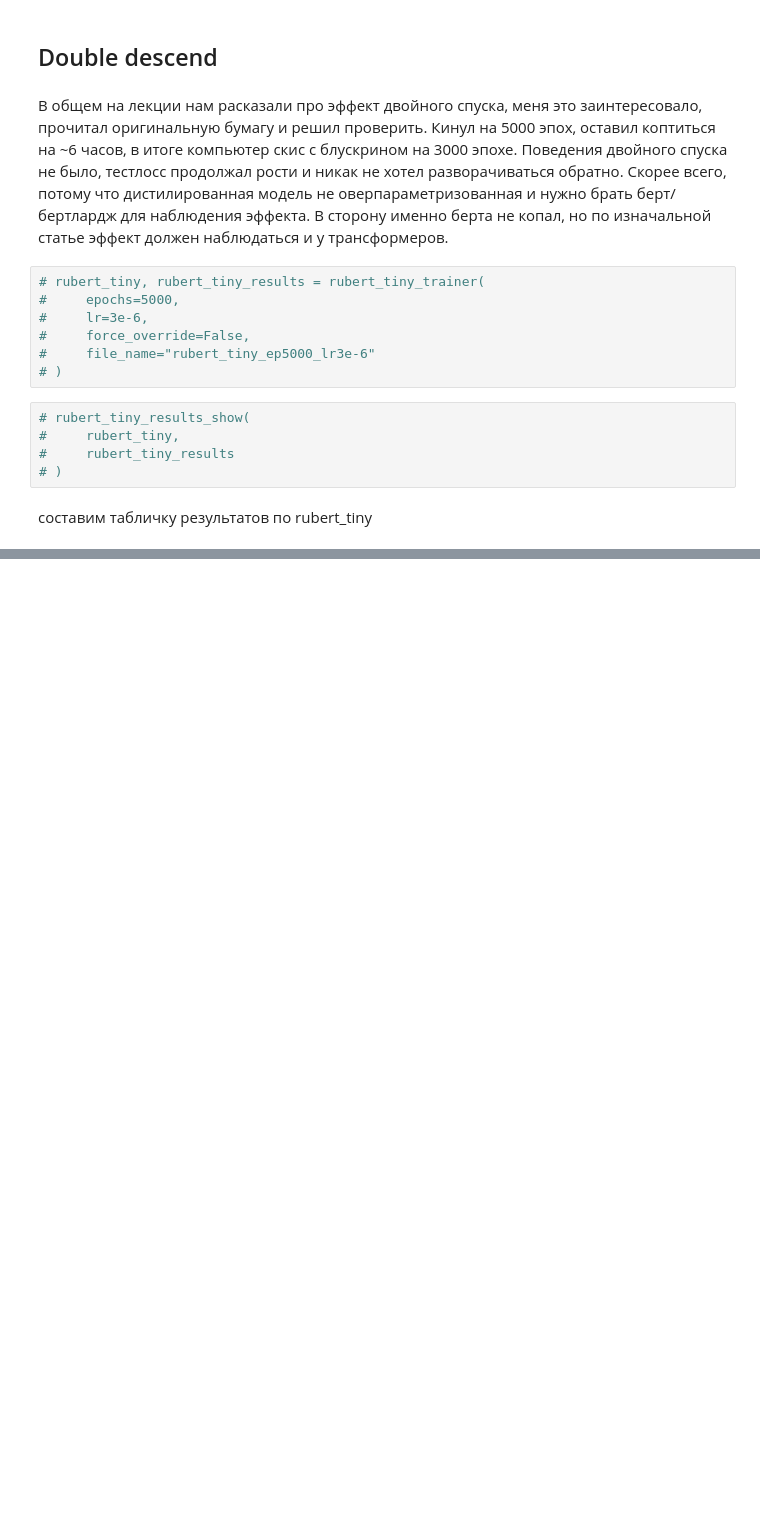
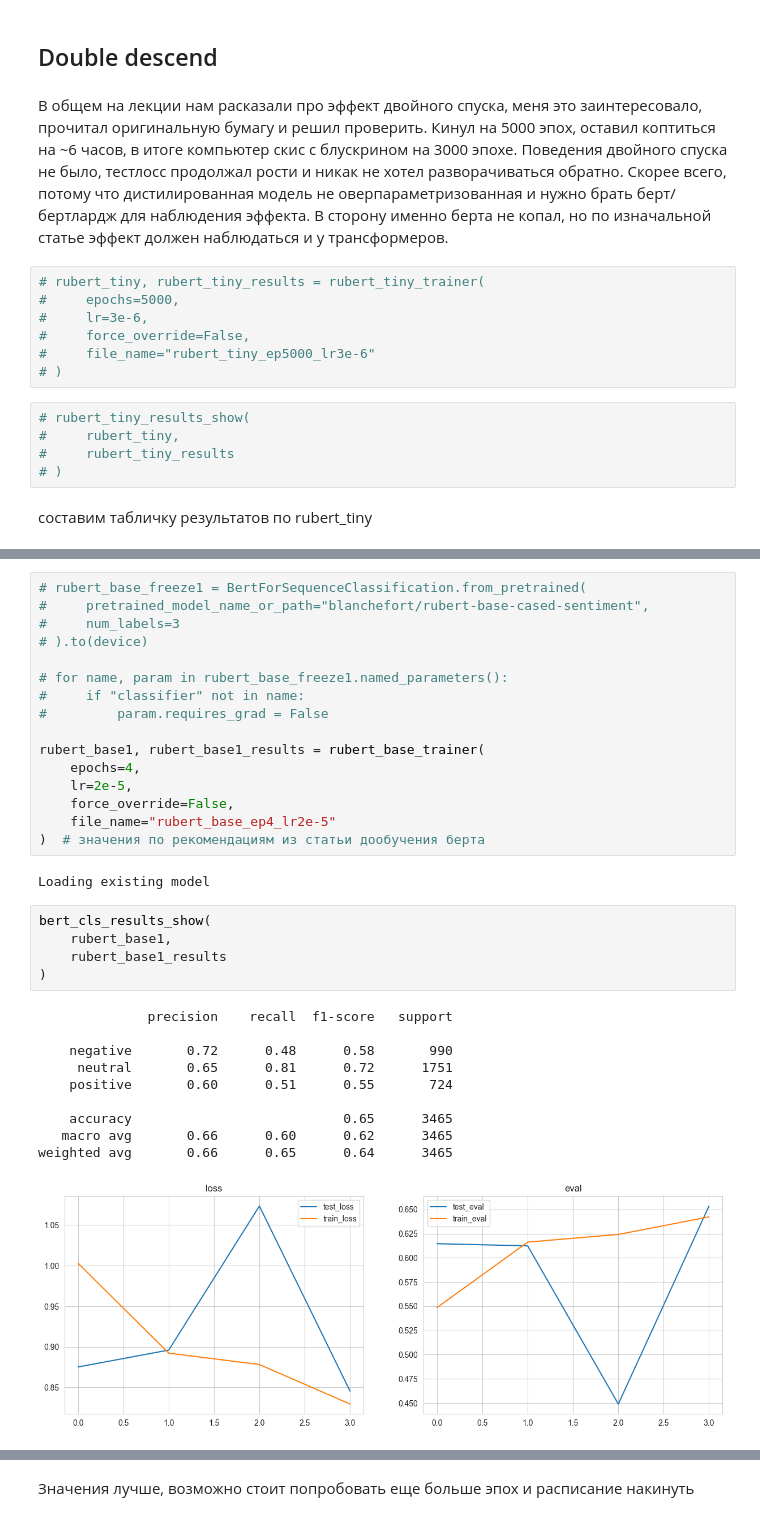
Before and after one commit to anast3t/neural-networks, a Jupyter notebook: Task2/Lab2_2.ipynb, the cells around one changed output, grey strips where cells are left out. Cells and saved outputs as stored; diff of their text form; blank space fills up the shorter version.

```diff
--- a/Task2/Lab2_2.ipynb
+++ b/Task2/Lab2_2.ipynb
@@ -521,0 +887,34 @@ rubert_tiny_all
+# %%
+# rubert_base_freeze1 = BertForSequenceClassification.from_pretrained(
+#     pretrained_model_name_or_path="blanchefort/rubert-base-cased-sentiment",
+#     num_labels=3
+# ).to(device)
+
+# for name, param in rubert_base_freeze1.named_parameters():
+#     if "classifier" not in name:
+#         param.requires_grad = False
+
+rubert_base1, rubert_base1_results = rubert_base_trainer(
+    epochs=4,
+    lr=2e-5,
+    force_override=False,
+    file_name="rubert_base_ep4_lr2e-5"
+)  # значения по рекомендациям из статьи дообучения берта
+# %% [output]
+Loading existing model
+# %%
+bert_cls_results_show(
+    rubert_base1,
+    rubert_base1_results
+)
+# %% [output]
+              precision    recall  f1-score   support
+
+    negative       0.72      0.48      0.58       990
+     neutral       0.65      0.81      0.72      1751
+    positive       0.60      0.51      0.55       724
+
+    accuracy                           0.65      3465
+   macro avg       0.66      0.60      0.62      3465
+weighted avg       0.66      0.65      0.64      3465
+[figure, added]
@@ -521,0 +922,2 @@ rubert_tiny_all
+# %% [markdown]
+Значения лучше, возможно стоит попробовать еще больше эпох и расписание накинуть
```
Also changed, not shown: parts of 109 cells of this notebook, 4 other files.
